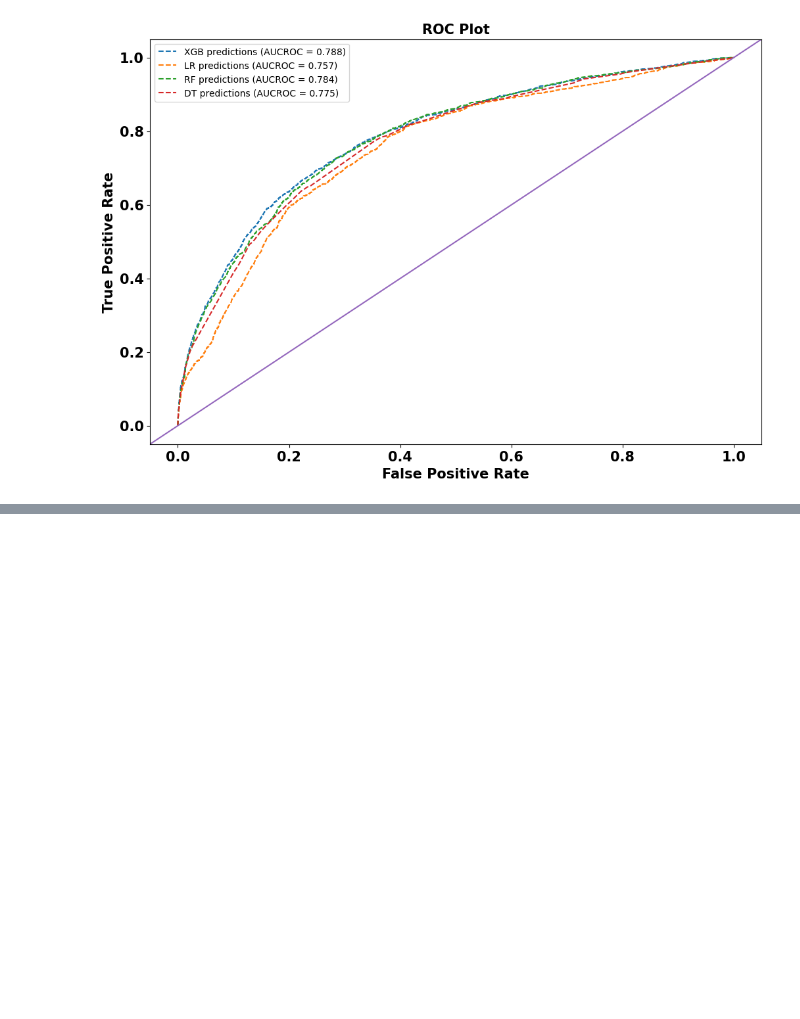
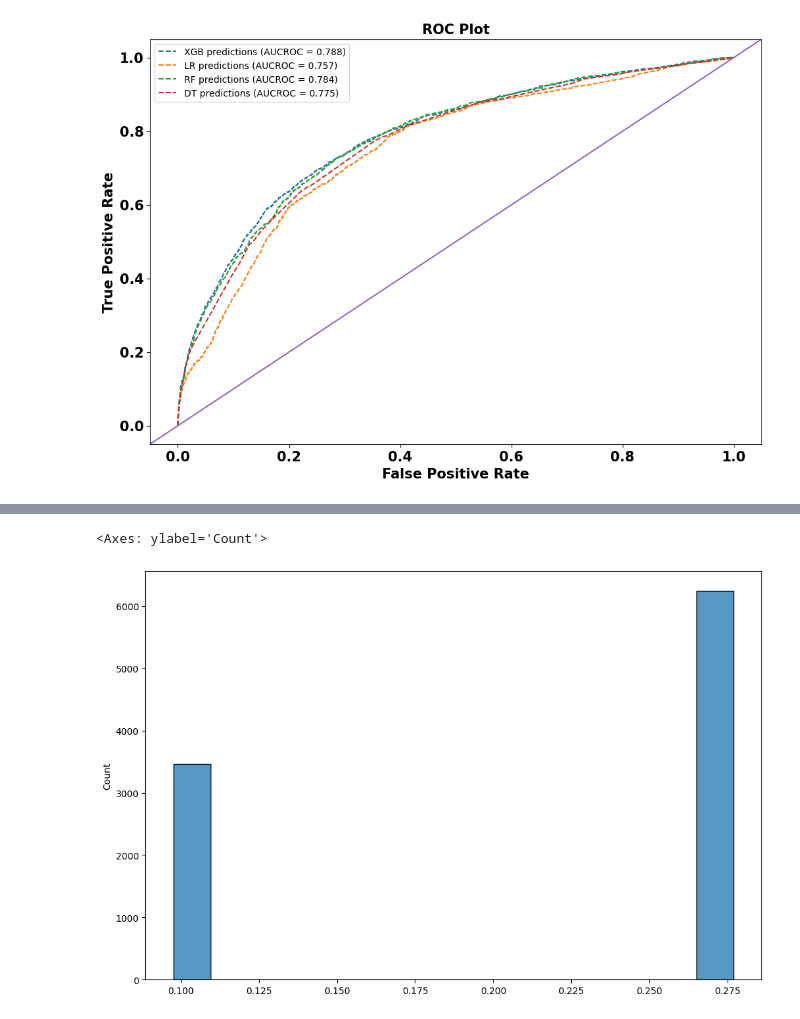
Before and after one commit to samantasobral/shap-ml-interpretability, a Jupyter notebook: notebook/shap_model.ipynb, the cells around one changed output, grey strips where cells are left out. Cells and saved outputs as stored; diff of their text form; code cells hidden in the pictures; blank space fills up the shorter version.

```diff
--- a/notebook/shap_model.ipynb
+++ b/notebook/shap_model.ipynb
@@ -2442,0 +2489,14 @@ modeling_result
+# %%
+test_set = pd.read_csv(config['data']['test_path'])
+train_set = pd.read_csv(config['data']['train_path'])
+
+columns_select = ['dependentes', 'estado_civil', 'cheque_sem_fundo', 'idade', 'valor_emprestimo', 'pago']
+
+train_set = train_set[columns_select].copy()
+test_set = test_set[columns_select].copy()
+
+X_test = test_set.drop('pago', axis = 1)
+y_test = test_set['pago']
+
+X_train = train_set.drop('pago', axis = 1)
+y_train = train_set['pago']
@@ -2442,0 +2529,11 @@ modeling_result
+# %%
+X_test = search_xgb.best_estimator_.named_steps['rare_encoder'].transform(X_test)
+X_test = search_xgb.best_estimator_.named_steps['categorical_encoder'].transform(X_test)
+
+X_train = search_xgb.best_estimator_.named_steps['rare_encoder'].transform(X_train)
+X_train = search_xgb.best_estimator_.named_steps['categorical_encoder'].transform(X_train)
+# %%
+xgb_model = search_xgb.best_estimator_.named_steps['classifier'].fit(X_train, y_train)
+# %%
+explainer = shap.TreeExplainer(xgb_model)
+shap_values = explainer(X_test)
@@ -2442,0 +2560,5 @@ modeling_result
+# %%
+sns.histplot(shap_values.data[:,0]) #dado original dependentes': {'N': 0.27695941077575853, 'S': 0.09762076423936554},
+# %% [output]
+<Axes: ylabel='Count'>
+[figure, added]
```
Also changed, not shown: parts of 40 cells of this notebook.
